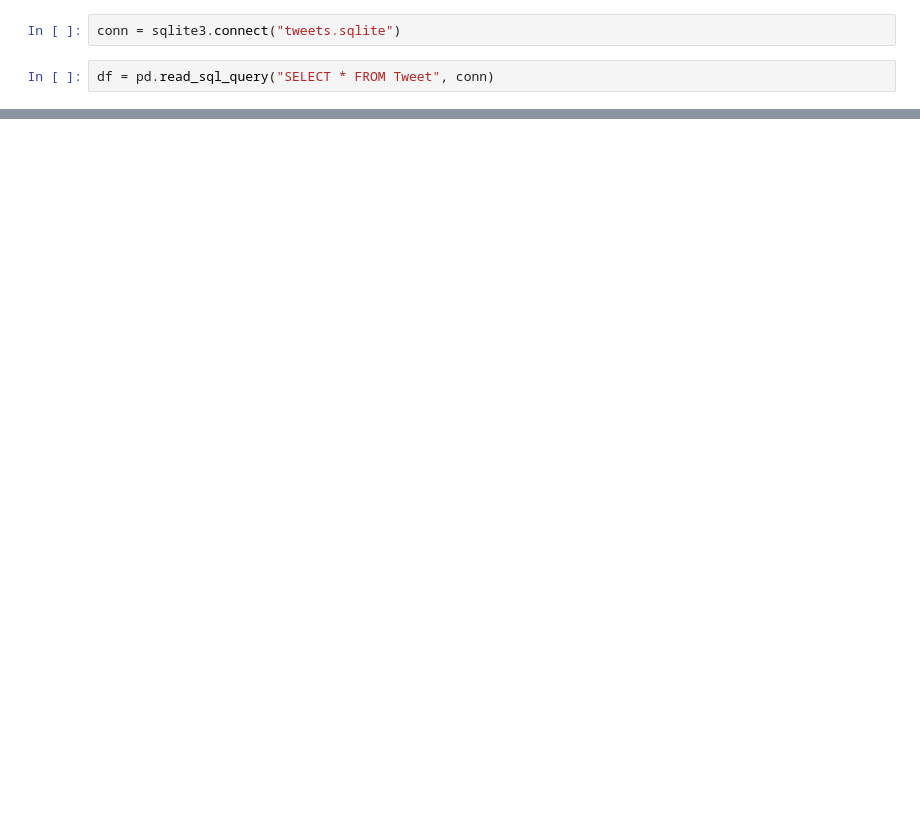
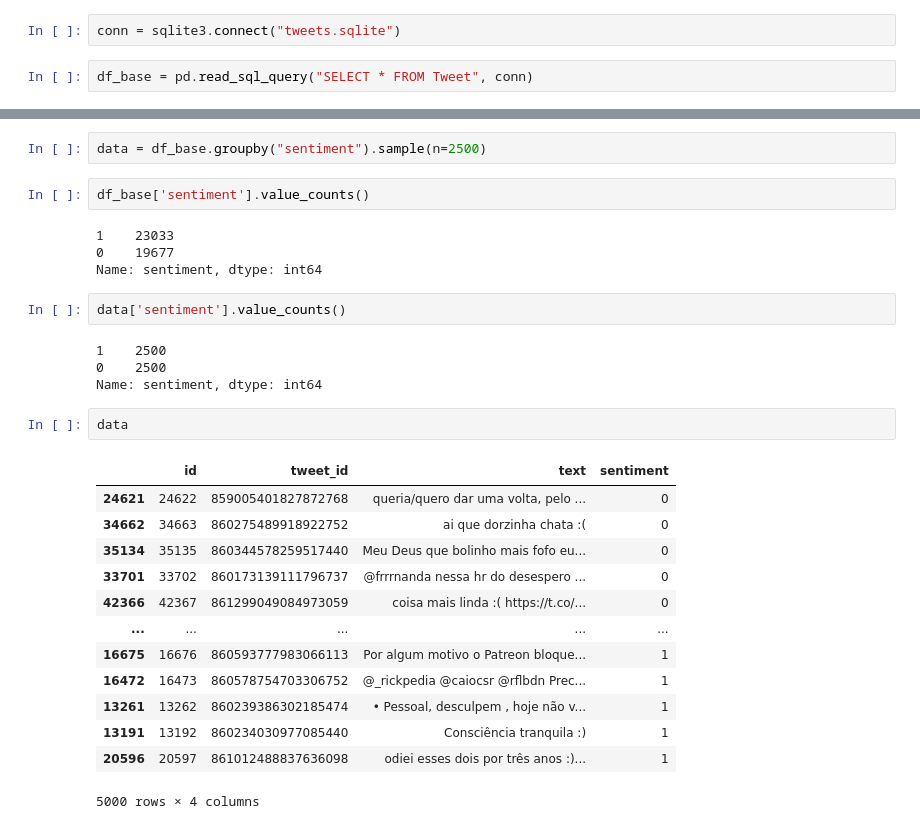
Before and after one commit to statspy-ml/Data_Mining_Trab, a Jupyter notebook: DM_TRAB_2021.ipynb, the cells around one changed output, grey strips where cells are left out. Saved outputs shown, nothing was run; the diff lists cells and outputs as text; blank space fills up the shorter version.

```diff
--- a/DM_TRAB_2021.ipynb
+++ b/DM_TRAB_2021.ipynb
@@ -6,4 +417,4 @@ import sqlite3
 # %%
 conn = sqlite3.connect("tweets.sqlite")
 # %%
-df = pd.read_sql_query("SELECT * FROM Tweet", conn)
+df_base = pd.read_sql_query("SELECT * FROM Tweet", conn)
@@ -9,0 +437,30 @@ df = pd.read_sql_query("SELECT * FROM Tweet", conn)
+# %%
+data = df_base.groupby("sentiment").sample(n=2500)
+# %%
+df_base['sentiment'].value_counts()
+# %% [output]
+1    23033
+0    19677
+Name: sentiment, dtype: int64
+# %%
+data['sentiment'].value_counts()
+# %% [output]
+1    2500
+0    2500
+Name: sentiment, dtype: int64
+# %%
+data
+# %% [output]
+|  | id | tweet_id | text | sentiment |
+| 24621 | 24622 | 859005401827872768 | queria/quero dar uma volta, pelo ... | 0 |
+| 34662 | 34663 | 860275489918922752 | ai que dorzinha chata :( | 0 |
+| 35134 | 35135 | 860344578259517440 | Meu Deus que bolinho mais fofo eu... | 0 |
+| 33701 | 33702 | 860173139111796737 | @frrrnanda nessa hr do desespero ... | 0 |
+| 42366 | 42367 | 861299049084973059 | coisa mais linda :( https://t.co/... | 0 |
+| ... | ... | ... | ... | ... |
+| 16675 | 16676 | 860593777983066113 | Por algum motivo o Patreon bloque... | 1 |
+| 16472 | 16473 | 860578754703306752 | @_rickpedia @caiocsr @rflbdn Prec... | 1 |
+| 13261 | 13262 | 860239386302185474 | • Pessoal, desculpem , hoje não v... | 1 |
+| 13191 | 13192 | 860234030977085440 | Consciência tranquila :) | 1 |
+| 20596 | 20597 | 861012488837636098 | odiei esses dois por três anos :)... | 1 |
+5000 rows × 4 columns
```
Also changed, not shown: parts of 66 cells of this notebook, 4 other files.
